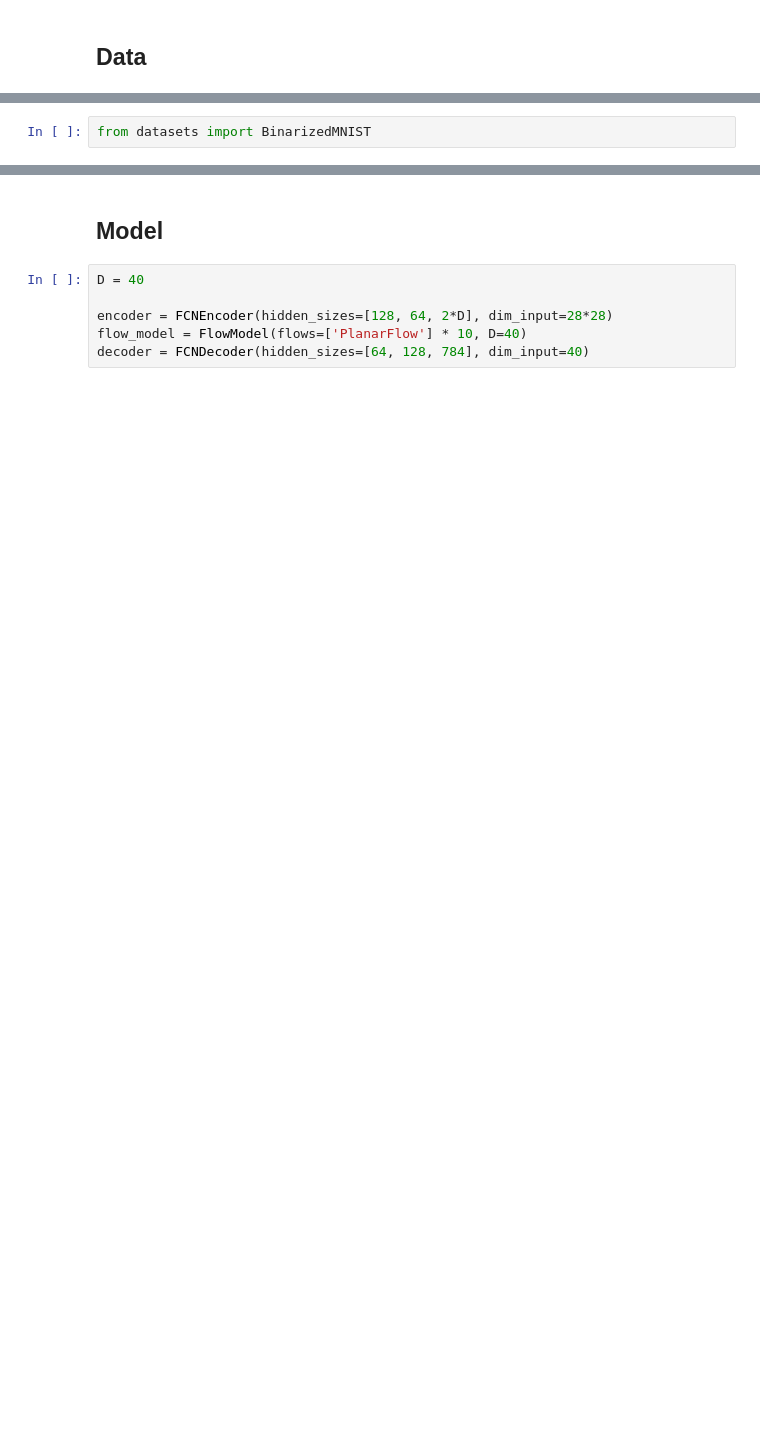
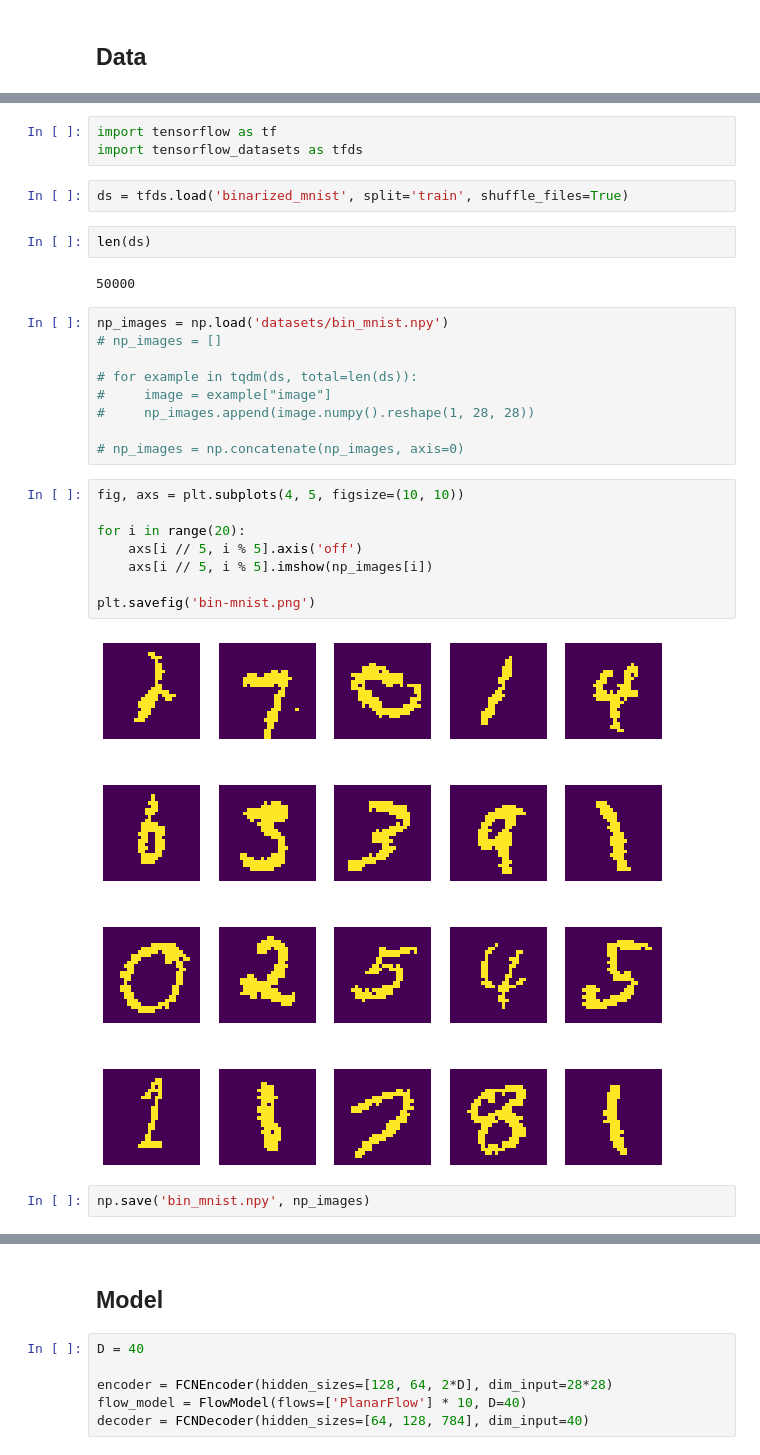
Before and after one commit to mrsalehi/stupid-simple-norm-flow, a Jupyter notebook: main.ipynb, the cells around one changed output, grey strips where cells are left out. Saved outputs shown, nothing was run; the diff lists cells and outputs as text; blank space fills up the shorter version.

```diff
--- a/main.ipynb
+++ b/main.ipynb
@@ -64,2 +109,30 @@ NameError: name 'np_images' is not defined
-# %%
-from datasets import BinarizedMNIST
+# %%
+import tensorflow as tf
+import tensorflow_datasets as tfds
+# %%
+ds = tfds.load('binarized_mnist', split='train', shuffle_files=True)
+# %%
+len(ds)
+# %% [output]
+50000
+# %%
+np_images = np.load('datasets/bin_mnist.npy')
+# np_images = []
+
+# for example in tqdm(ds, total=len(ds)):
+#     image = example["image"]
+#     np_images.append(image.numpy().reshape(1, 28, 28))
+
+# np_images = np.concatenate(np_images, axis=0)
+# %%
+fig, axs = plt.subplots(4, 5, figsize=(10, 10))
+
+for i in range(20):
+    axs[i // 5, i % 5].axis('off')
+    axs[i // 5, i % 5].imshow(np_images[i])
+
+plt.savefig('bin-mnist.png')
+# %% [output]
+[figure, added]
+# %%
+np.save('bin_mnist.npy', np_images)
```
Also changed, not shown: parts of 17 cells of this notebook, 5 other files.
